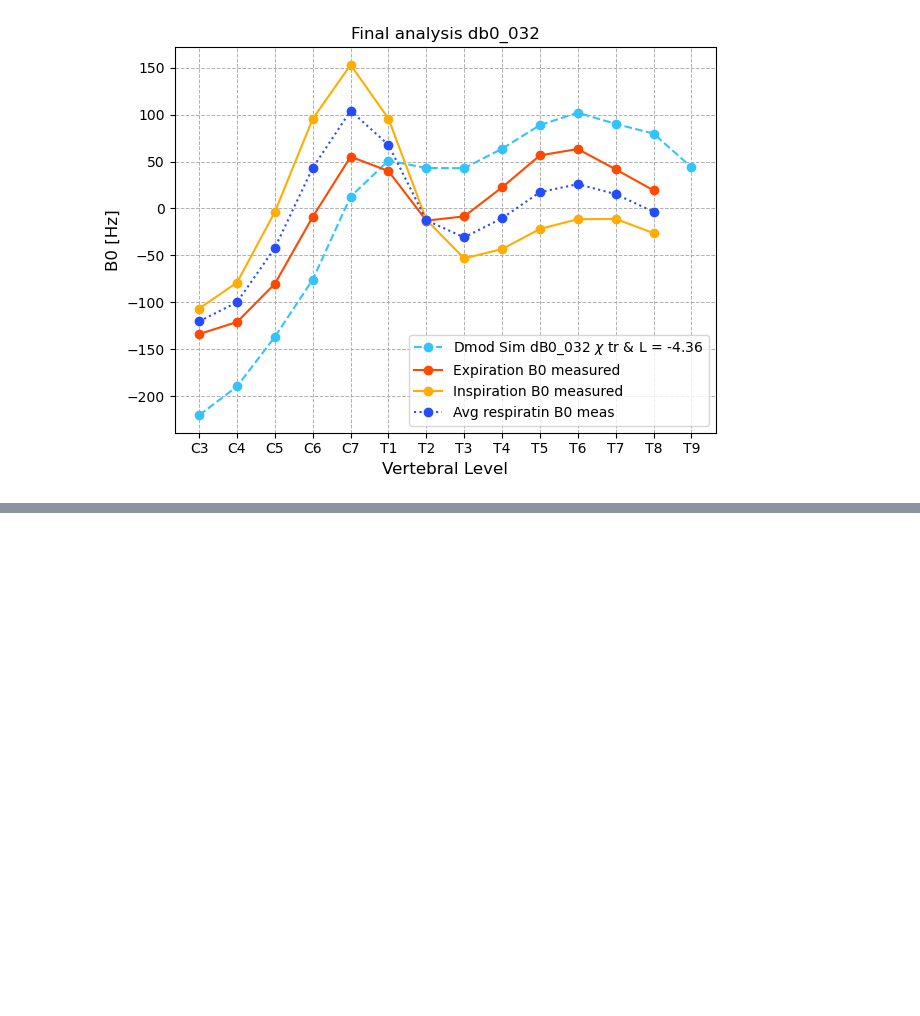
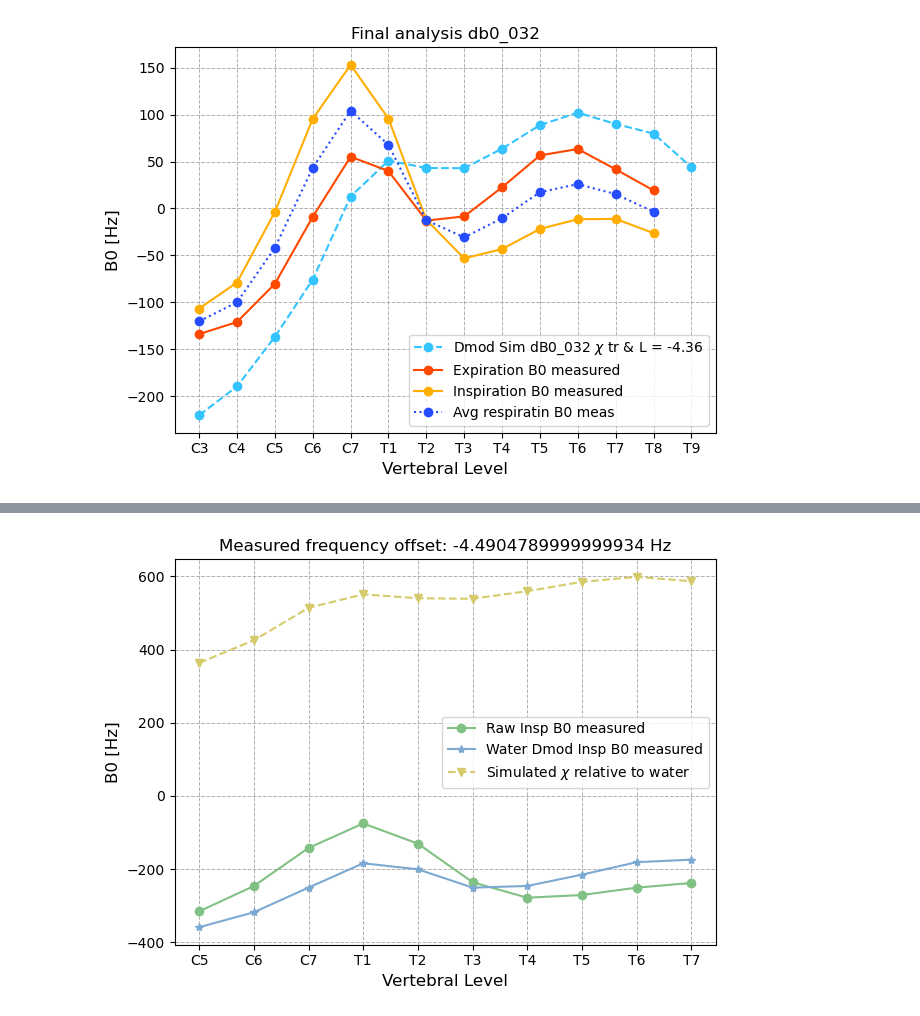
Before and after one commit to sriosq/Image-processing-strategies, a Jupyter notebook: compare_fieldmap/db0_032.ipynb, the cells around one changed output, grey strips where cells are left out. Drawn from its saved outputs; the diff is of its cells as text; code cells hidden in the pictures; blank space fills up the shorter version.

```diff
--- a/compare_fieldmap/db0_032.ipynb
+++ b/compare_fieldmap/db0_032.ipynb
@@ -401,0 +559,5 @@ metrics_dmod_test1_fm_Hz
+# %%
+# We need to apply this to the measured Expiration values
+# Lets see what the raw values look like before demodulation
+raw_insp_B0_metrics_path = r"E:\msc_data\ismrm_2025\db0_032\fm\C1_meas\insp/raw_insp_metrics.csv"
+extract_metrics(path_to_insp_meas, path_to_insp_dmod_mask, path_to_insp_metric_mask, raw_insp_B0_metrics_path, method='wa', vert="4:14")
@@ -401,0 +579,8 @@ metrics_dmod_test1_fm_Hz
+# %%
+# Import the data:
+raw_insp_metrics_csv = pd.read_csv(raw_insp_B0_metrics_path)
+
+raw_insp_metrics = raw_insp_metrics_csv['WA()']
+raw_insp_metrics = raw_insp_metrics[::-1]
+
+raw_insp_metrics
@@ -401,0 +615,23 @@ metrics_dmod_test1_fm_Hz
+# %%
+# With that done we can plot them:
+vertebrae_levels = ['C5', 'C6', 'C7', 'T1', 'T2', 'T3', 'T4', 'T5', 'T6', 'T7'] # From 4 to 14
+plt.plot(vertebrae_levels, raw_insp_metrics, marker = 'o', linestyle = '-', label = "Raw Insp B0 measured", color = "#81C184")
+plt.plot(vertebrae_levels, raw_exp_metrics, marker = '*', linestyle = '-', label = "Water Dmod Insp B0 measured", color = "#7BA9D1")
+plt.plot(vertebrae_levels, dmod_water_results_Hz, marker = 'v', linestyle = '--', label = r"Simulated $\chi$ relative to water", color = "#D5CB6A")
+
+title = f"Measured frequency offset: {freq_offset_insp} Hz"
+plt.title(title)
+plt.xlabel('Vertebral Level', fontsize=12)
+plt.ylabel('B0 [Hz]', fontsize=12)
+plt.legend()
+# Customize grid and display
+plt.grid(True, which='both', linestyle='--', linewidth=0.7)
+plt.tight_layout()
+
+#yticks = range(100, 450, 50)
+#plt.yticks(yticks)
+
+# Show the plot
+plt.show()
+# %% [output]
+[figure, added]
```
Also changed, not shown: parts of 22 cells of this notebook, 12 other files.
